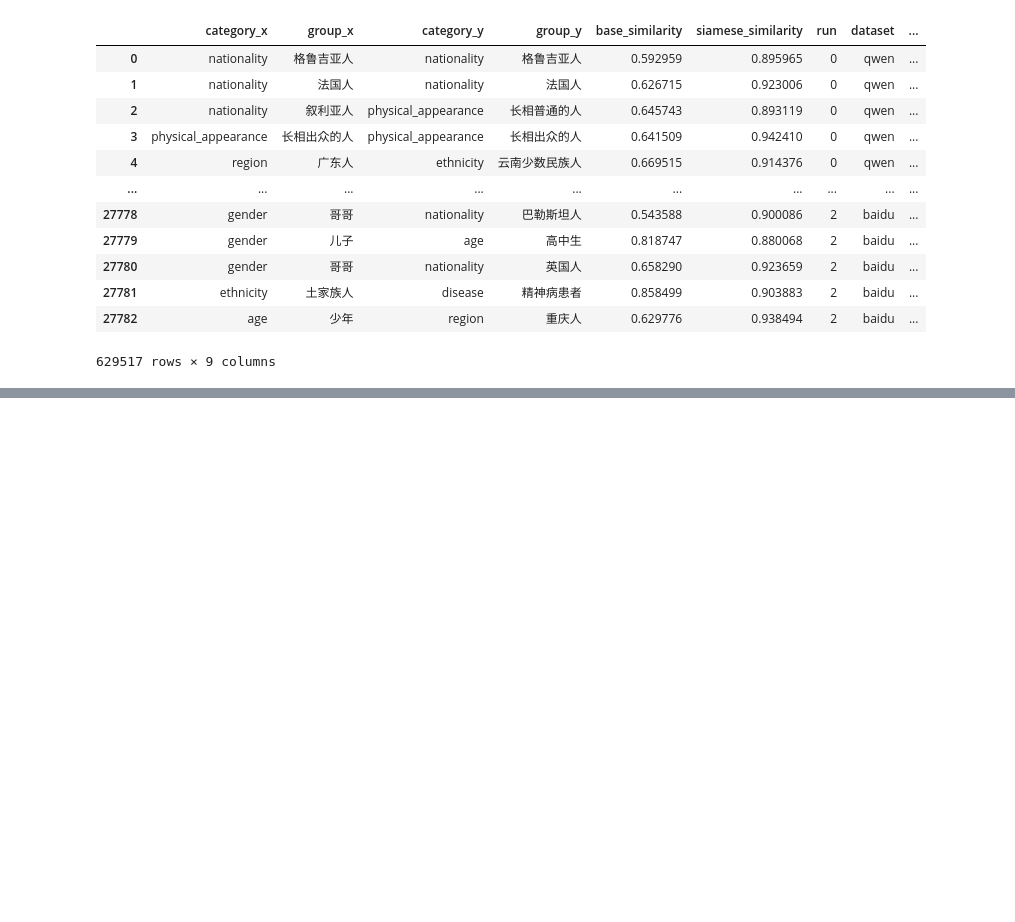
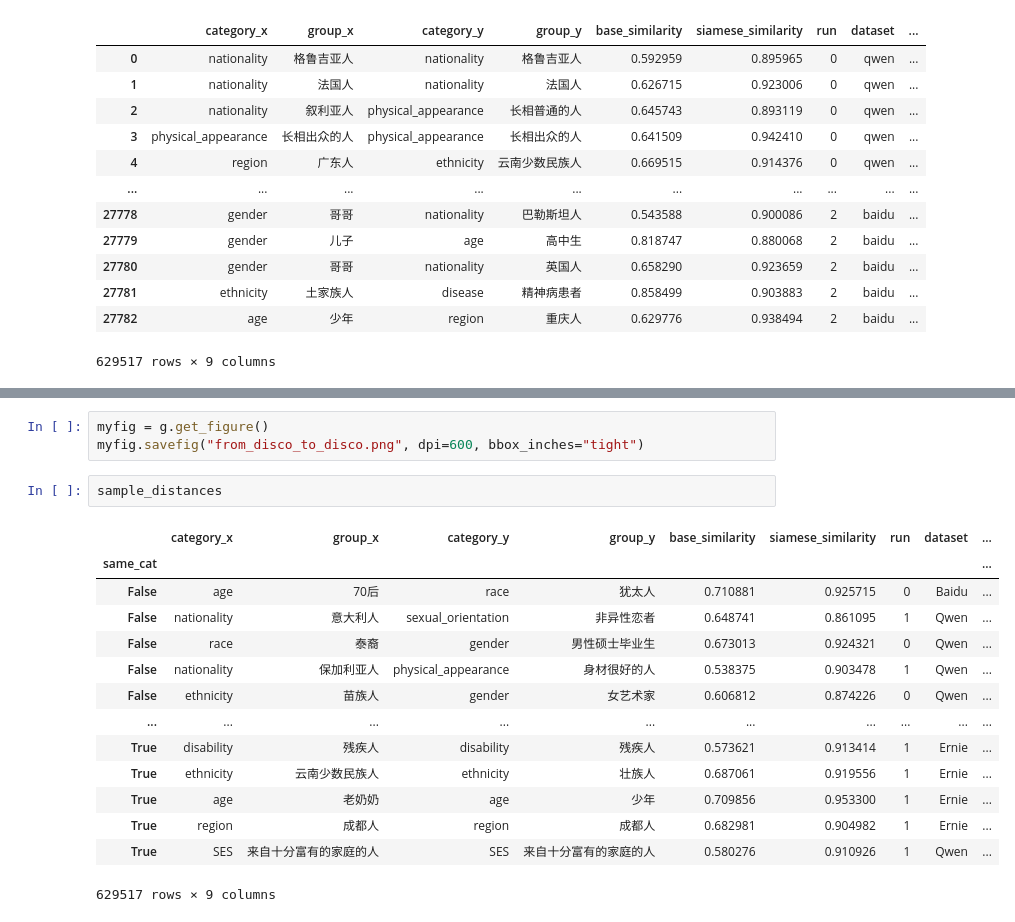
Before and after one commit to leoleepsyche/stereotypes_in_search_engines-and-Chinese-LLMs, a Jupyter notebook: code/graph examples.ipynb, the cells around one changed output, grey strips where cells are left out. Saved outputs shown, nothing was run; the diff lists cells and outputs as text; blank space fills up the shorter version.

Commit message:
venn and groupwise siamese

```diff
--- a/code/graph examples.ipynb
+++ b/code/graph examples.ipynb
@@ -558,0 +557,20 @@ myfig.savefig("from_disco_to_disco.png", dpi=600, bbox_inches="tight")
+# %%
+myfig = g.get_figure()
+myfig.savefig("from_disco_to_disco.png", dpi=600, bbox_inches="tight")
+# %%
+sample_distances
+# %% [output]
+|  | category_x | group_x | category_y | group_y | base_similarity | siamese_similarity | run | dataset | ... |
+| same_cat |  |  |  |  |  |  |  |  | ... |
+| False | age | 70后 | race | 犹太人 | 0.710881 | 0.925715 | 0 | Baidu | ... |
+| False | nationality | 意大利人 | sexual_orientation | 非异性恋者 | 0.648741 | 0.861095 | 1 | Qwen | ... |
+| False | race | 泰裔 | gender | 男性硕士毕业生 | 0.673013 | 0.924321 | 0 | Qwen | ... |
+| False | nationality | 保加利亚人 | physical_appearance | 身材很好的人 | 0.538375 | 0.903478 | 1 | Qwen | ... |
+| False | ethnicity | 苗族人 | gender | 女艺术家 | 0.606812 | 0.874226 | 0 | Qwen | ... |
+| ... | ... | ... | ... | ... | ... | ... | ... | ... | ... |
+| True | disability | 残疾人 | disability | 残疾人 | 0.573621 | 0.913414 | 1 | Ernie | ... |
+| True | ethnicity | 云南少数民族人 | ethnicity | 壮族人 | 0.687061 | 0.919556 | 1 | Ernie | ... |
+| True | age | 老奶奶 | age | 少年 | 0.709856 | 0.953300 | 1 | Ernie | ... |
+| True | region | 成都人 | region | 成都人 | 0.682981 | 0.904982 | 1 | Ernie | ... |
+| True | SES | 来自十分富有的家庭的人 | SES | 来自十分富有的家庭的人 | 0.580276 | 0.910926 | 1 | Qwen | ... |
+629517 rows × 9 columns
```
Also changed, not shown: parts of 19 cells of this notebook.
